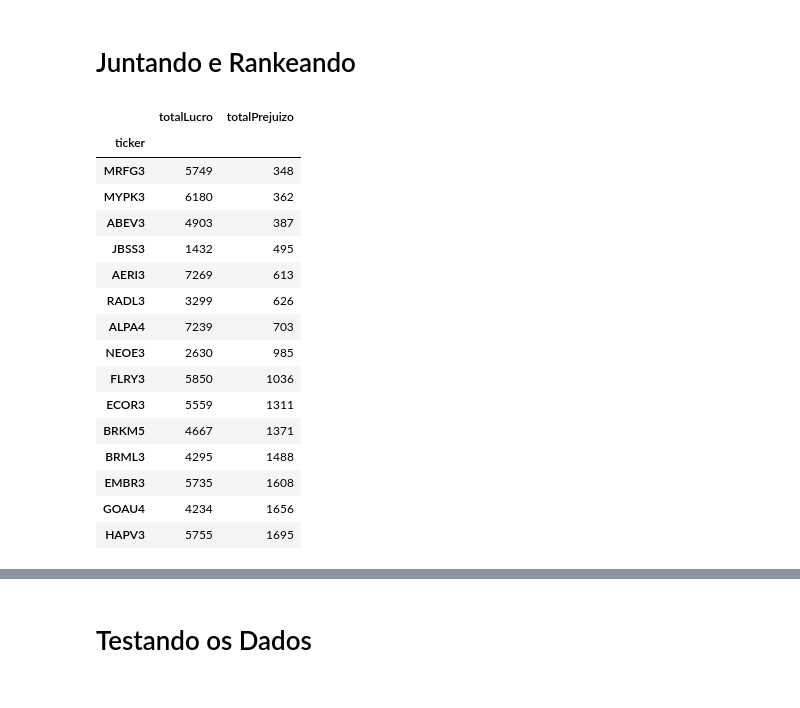
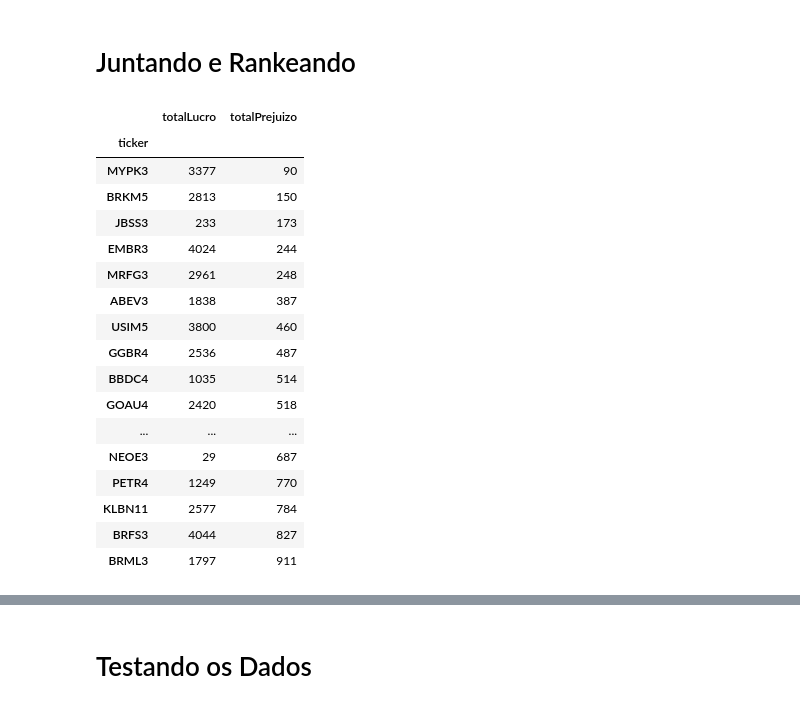
Before and after one commit to paulofor/Jupyter-Espaco01, a Jupyter notebook: ResultadoFuturo/Análise por Ticker.ipynb, the cells around one changed output, grey strips where cells are left out. Cells and saved outputs as stored; diff of their text form; code cells hidden in the pictures.

```diff
--- a/ResultadoFuturo/Análise por Ticker.ipynb
+++ b/ResultadoFuturo/Análise por Ticker.ipynb
@@ -1,7 +1,7 @@
 # %% [markdown]
 # Periodo de 6 meses --> nov, dez, jan, fev, mar, abr
 # %%
-url = "http://vps-40d69db1.vps.ovh.ca:23002/api/CotacaoIntradayAcaoResultadoValors/obtemDatasPorDataGrupoLimite?diaInicioNum=20211101&diaFinalNum=20220430&grupoAcaoId=12&limiteDiaRegra=260"
+url = "http://vps-40d69db1.vps.ovh.ca:23002/api/CotacaoIntradayAcaoResultadoValors/obtemDatasPorDataGrupoLimite?diaInicioNum=20220101&diaFinalNum=20220430&grupoAcaoId=12&limiteDiaRegra=260"
 # %%
 import requests
 import pandas as pd
@@ -33,24 +33,25 @@ dfSimples = df.filter(items=['ticker','totalLucro' , 'totalPrejuizo'])
 # %%
 dfSimples = dfSimples.groupby('ticker').sum(['totalLucro', 'totalPrejuizo'])
 # %%
-dfRank = dfSimples.sort_values(by='totalPrejuizo', ascending=True)
+dfRank1 = dfSimples.sort_values(by='totalPrejuizo', ascending=True)
 # %%
-dfRank.head(15)
+dfRank1.head(20)
 # %% [output]
 |  | totalLucro | totalPrejuizo |
 | ticker |  |  |
-| MRFG3 | 5749 | 348 |
-| MYPK3 | 6180 | 362 |
-| ABEV3 | 4903 | 387 |
-| JBSS3 | 1432 | 495 |
-| AERI3 | 7269 | 613 |
-| RADL3 | 3299 | 626 |
-| ALPA4 | 7239 | 703 |
-| NEOE3 | 2630 | 985 |
-| FLRY3 | 5850 | 1036 |
-| ECOR3 | 5559 | 1311 |
-| BRKM5 | 4667 | 1371 |
-| BRML3 | 4295 | 1488 |
-| EMBR3 | 5735 | 1608 |
-| GOAU4 | 4234 | 1656 |
-| HAPV3 | 5755 | 1695 |
+| MYPK3 | 3377 | 90 |
+| BRKM5 | 2813 | 150 |
+| JBSS3 | 233 | 173 |
+| EMBR3 | 4024 | 244 |
+| MRFG3 | 2961 | 248 |
+| ABEV3 | 1838 | 387 |
+| USIM5 | 3800 | 460 |
+| GGBR4 | 2536 | 487 |
+| BBDC4 | 1035 | 514 |
+| GOAU4 | 2420 | 518 |
+| ... | ... | ... |
+| NEOE3 | 29 | 687 |
+| PETR4 | 1249 | 770 |
+| KLBN11 | 2577 | 784 |
+| BRFS3 | 4044 | 827 |
+| BRML3 | 1797 | 911 |
```
Also changed, not shown: parts of 5 cells of this notebook, 2 other files.
